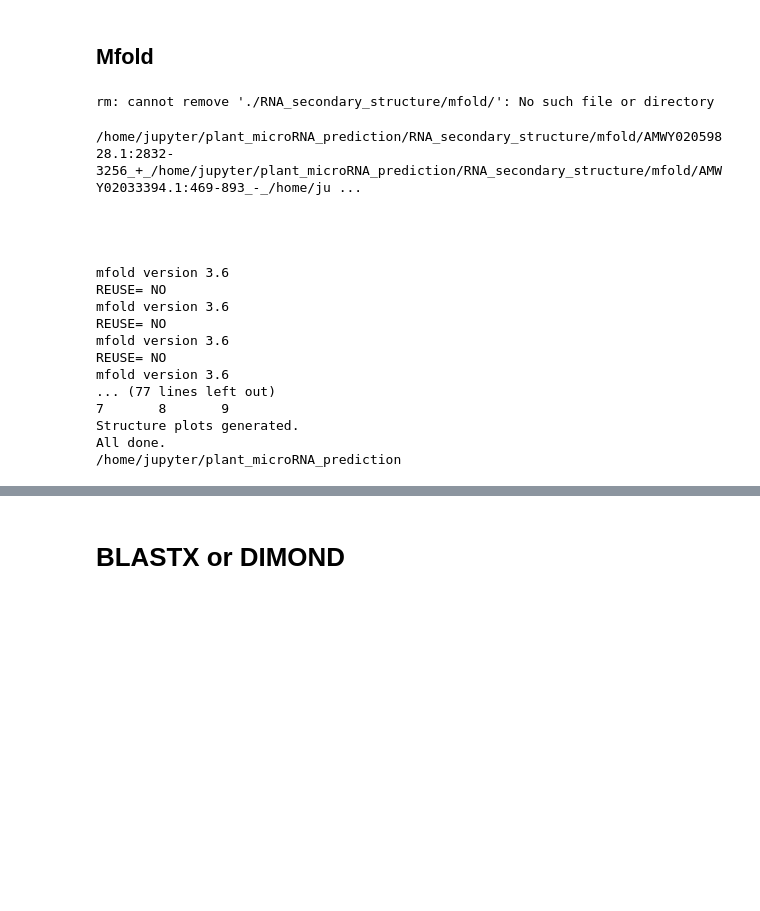
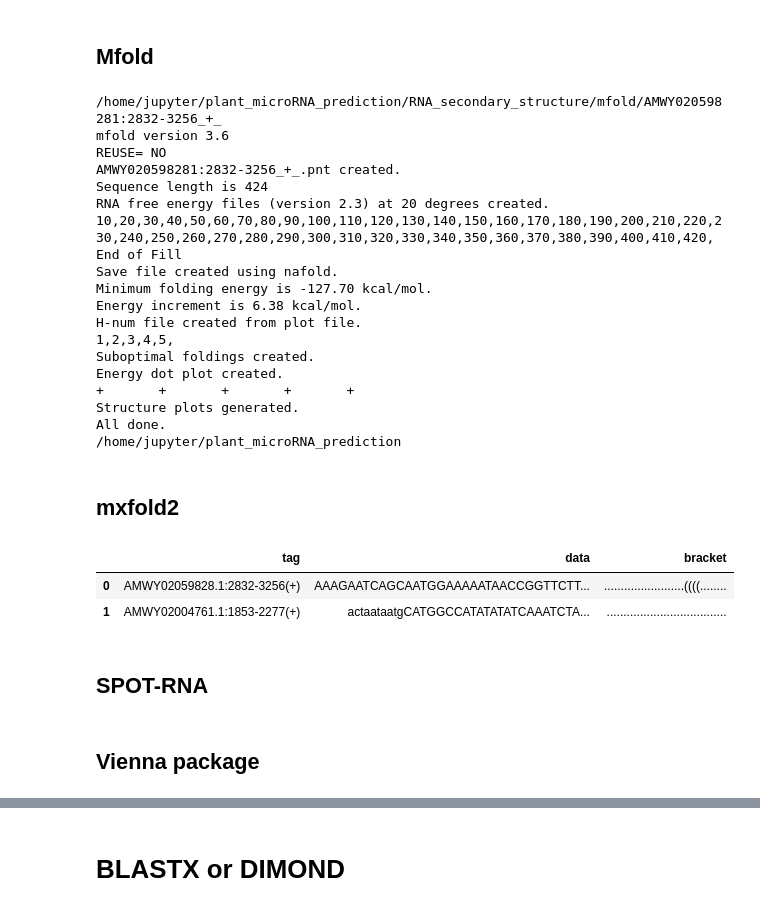
Before and after one commit to Ilia-Abolhasani/amir-p3, a Jupyter notebook: Code.ipynb, the cells around one changed output, grey strips where cells are left out. Cells and saved outputs as stored; diff of their text form; code cells hidden in the pictures; blank space fills up the shorter version.

```diff
--- a/Code.ipynb
+++ b/Code.ipynb
@@ -6,3 +8,11 @@ from tqdm import trange
 import multiprocessing as mp
 import shutil
 import os
+# %%
+def bracket_row(row):
+    s = row['data']
+    index = min(s.find('.'), s.find('('))
+    data = row['data']
+    row['data'] = data[0:index]
+    row['bracket'] = data[index:]
+    return row
@@ -37,7 +81,7 @@ def df_to_fasta(df, path):
         file.write(''.join(lines))
 # %%
 def reformat(path):
-    return path.replace('(','_').replace(')','_')
+    return path.replace('(','_').replace(')','_').replace('.','').replace(':','_')
 # %% [markdown]
 ### rename tag of input genome to new tag id
 # %% [markdown]
@@ -419,40 +463,44 @@ base = "./RNA_secondary_structure/mfold/"
 df = fasta_to_df('./Temp/extended.txt')
 
 for index, row in df.iterrows():
-    if(not os.path.exists(base + reformat(row['tag']))):
-        os.makedirs(base + reformat(row['tag']))
-    with open(base + reformat(row['tag'])+ "/SEQ.FASTA",'w') as file:
+    tag = reformat(row['tag'])
+    if(not os.path.exists(base + tag)):
+        os.makedirs(base + tag)
+    with open(base + f"{tag}/{tag}.FASTA",'w') as file:
         file.write(f">{row['tag']}\n{row['data']}")
     counter += 1
-    if(counter >= 5):
+    if(counter >= 1):
         break
-# %% [output]
-rm: cannot remove './RNA_secondary_structure/mfold/': No such file or directory
 # %%
 def run_mfold(tag):
-    %cd {base + reformat(tag)}
-    !mfold  SEQ="./SEQ.FASTA" T=20
+    tag = reformat(tag)
+    %cd {base + tag}
+    !mfold  SEQ="{tag}.FASTA" T=20
     #!find . -type f ! -name "*.ct" ! -name "*.pdf" -exec rm {} \;
     %cd ../../..
 
 if __name__ == '__main__':
     pool = mp.Pool(mp.cpu_count() - 1)
-    pool.map(run_mfold, df['tag'].iloc[:5])
+    pool.map(run_mfold, df['tag'].iloc[:1])
 # %% [output]
-/home/jupyter/plant_microRNA_prediction/RNA_secondary_structure/mfold/AMWY02059828.1:2832-3256_+_/home/jupyter/plant_microRNA_prediction/RNA_secondary_structure/mfold/AMWY02033394.1:469-893_-_/home/ju ...
-
-
-
-
+/home/jupyter/plant_microRNA_prediction/RNA_secondary_structure/mfold/AMWY020598281:2832-3256_+_
 mfold version 3.6
 REUSE= NO
-mfold version 3.6
-REUSE= NO
-mfold version 3.6
-REUSE= NO
-mfold version 3.6
-... (77 lines left out)
-7       8       9
+AMWY020598281:2832-3256_+_.pnt created.
+Sequence length is 424
+RNA free energy files (version 2.3) at 20 degrees created.
+10,20,30,40,50,60,70,80,90,100,110,120,130,140,150,160,170,180,190,200,210,220,230,240,250,260,270,280,290,300,310,320,330,340,350,360,370,380,390,400,410,420,
+End of Fill
+Save file created using nafold.
+Minimum folding energy is -127.70 kcal/mol.
+Energy increment is 6.38 kcal/mol.
+H-num file created from plot file.
+1,2,3,4,5,
+Suboptimal foldings created.
+Energy dot plot created.
++       +       +       +       +
 Structure plots generated.
 All done.
 /home/jupyter/plant_microRNA_prediction
+# %% [markdown]
+## mxfold2
@@ -458,0 +513,8 @@ All done.
+# %%
+df = fasta_to_df('RNA_secondary_structure/mxfold2_result.txt')
+df = df.apply(lambda row: bracket_row(row) , axis=1)
+df.head(2)
+# %% [output]
+|  | tag | data | bracket |
+| 0 | AMWY02059828.1:2832-3256(+) | AAAGAATCAGCAATGGAAAAATAACCGGTTCTT... | ........................((((........ |
+| 1 | AMWY02004761.1:1853-2277(+) | actaataatgCATGGCCATATATATCAAATCTA... | .................................... |
@@ -458,0 +534,4 @@ All done.
+# %% [markdown]
+## SPOT-RNA
+# %% [markdown]
+## Vienna package
```
Also changed, not shown: parts of 14 cells of this notebook.
